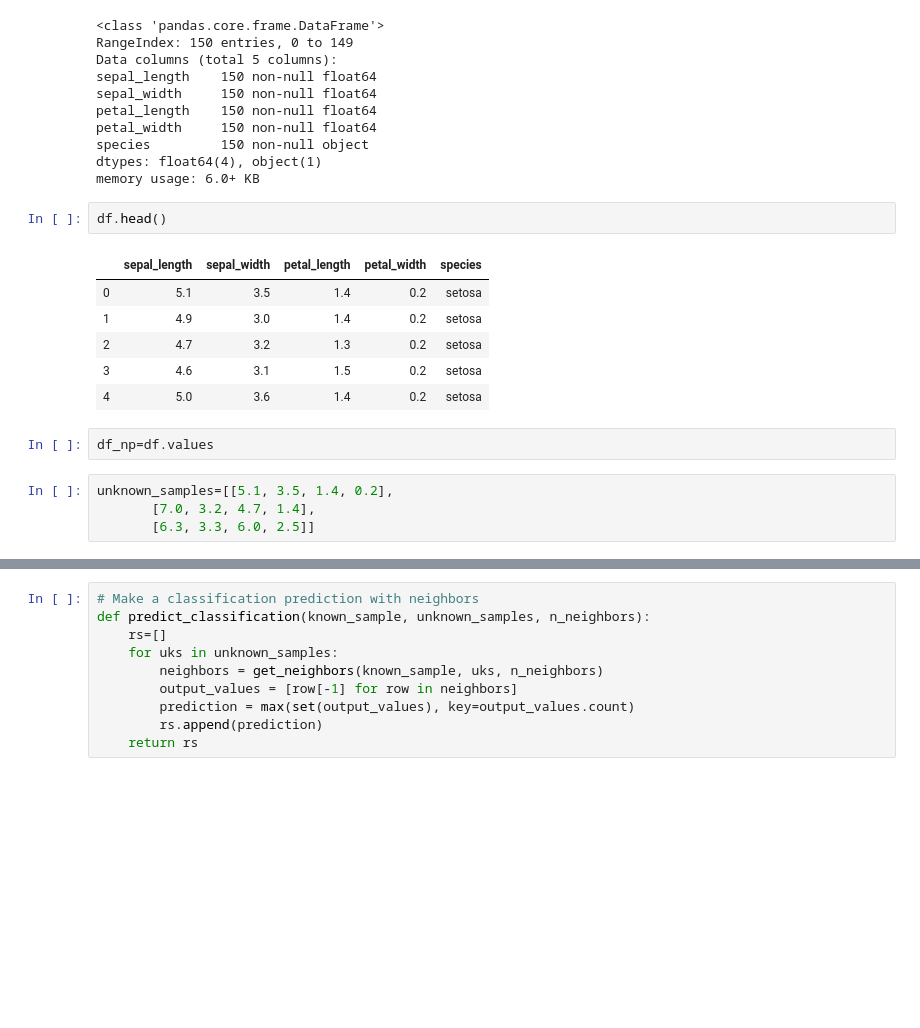
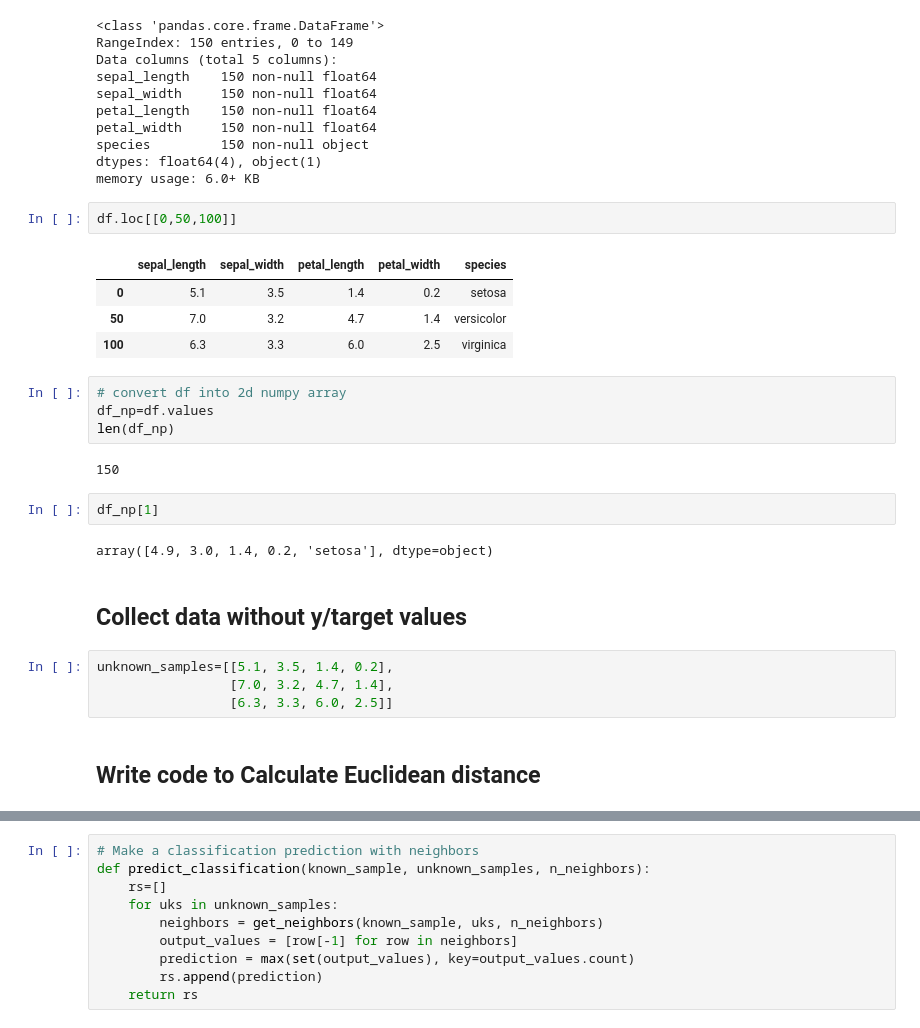
Before and after one commit to rritec/Machine-Learning, a Jupyter notebook: Level 04_of_06_Machine_Learning_Algorithms/DS_02_of_01_KNN_FROM_SCRATCH.ipynb, the cells around one changed output, grey strips where cells are left out. Saved outputs shown, nothing was run; the diff lists cells and outputs as text; blank space fills up the shorter version.

```diff
--- a/Level 04_of_06_Machine_Learning_Algorithms/DS_02_of_01_KNN_FROM_SCRATCH.ipynb
+++ b/Level 04_of_06_Machine_Learning_Algorithms/DS_02_of_01_KNN_FROM_SCRATCH.ipynb
@@ -15,21 +18,31 @@ petal_width     150 non-null float64
 species         150 non-null object
 dtypes: float64(4), object(1)
 memory usage: 6.0+ KB
-# %%
-df.head()
-# %% [output]
-|  | sepal_length | sepal_width | petal_length | petal_width | species |
-| 0 | 5.1 | 3.5 | 1.4 | 0.2 | setosa |
-| 1 | 4.9 | 3.0 | 1.4 | 0.2 | setosa |
-| 2 | 4.7 | 3.2 | 1.3 | 0.2 | setosa |
-| 3 | 4.6 | 3.1 | 1.5 | 0.2 | setosa |
-| 4 | 5.0 | 3.6 | 1.4 | 0.2 | setosa |
-# %%
-df_np=df.values
+# %%
+df.loc[[0,50,100]]
+# %% [output]
+|  | sepal_length | sepal_width | petal_length | petal_width | species |
+| 0 | 5.1 | 3.5 | 1.4 | 0.2 | setosa |
+| 50 | 7.0 | 3.2 | 4.7 | 1.4 | versicolor |
+| 100 | 6.3 | 3.3 | 6.0 | 2.5 | virginica |
+# %%
+# convert df into 2d numpy array
+df_np=df.values
+len(df_np)
+# %% [output]
+150
+# %%
+df_np[1]
+# %% [output]
+array([4.9, 3.0, 1.4, 0.2, 'setosa'], dtype=object)
+# %% [markdown]
+## Collect data without y/target values
 # %%
 unknown_samples=[[5.1, 3.5, 1.4, 0.2],
-       [7.0, 3.2, 4.7, 1.4],
-       [6.3, 3.3, 6.0, 2.5]]
+                 [7.0, 3.2, 4.7, 1.4],
+                 [6.3, 3.3, 6.0, 2.5]]
+# %% [markdown]
+## Write code to Calculate Euclidean distance
 # %%
 # Calculate Euclidean distance
 import numpy as np
```
Also changed, not shown: parts of 20 cells of this notebook, 14 other files.
